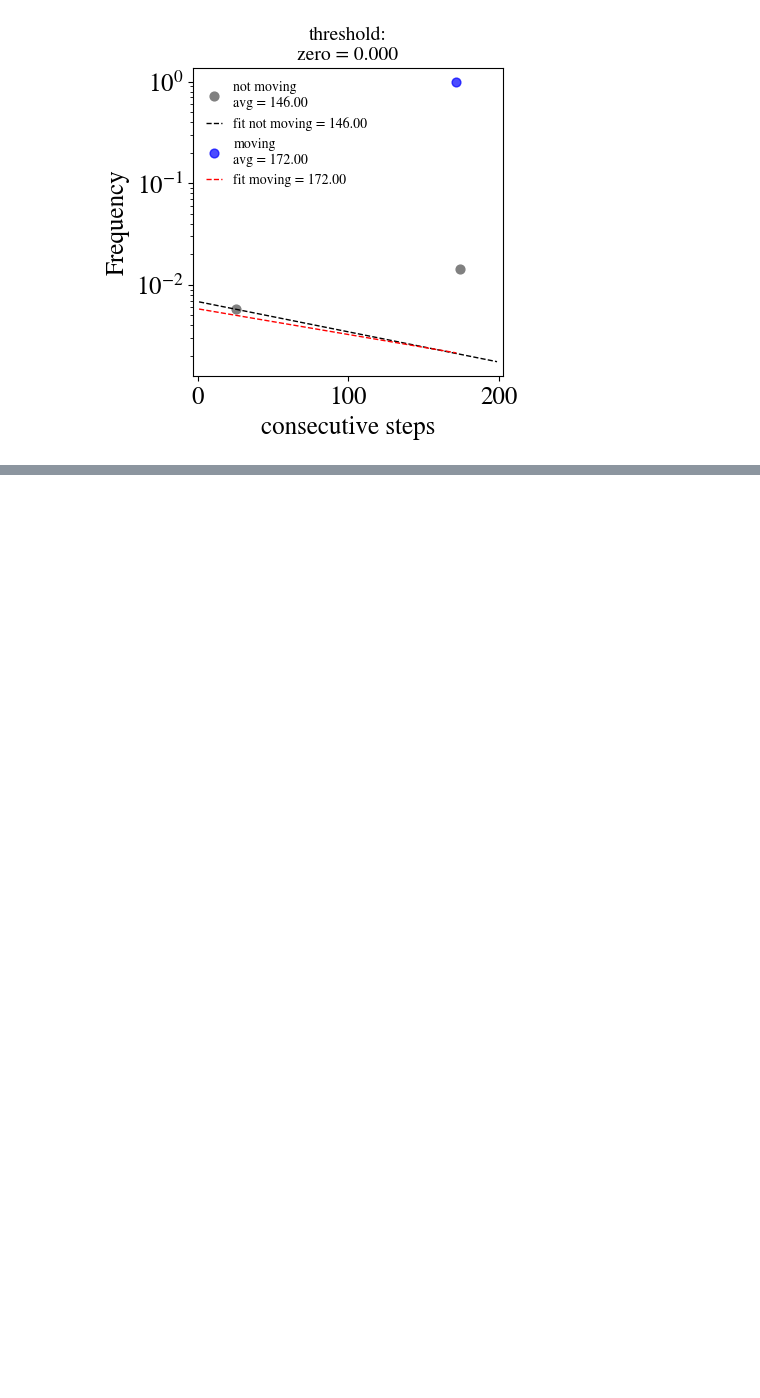
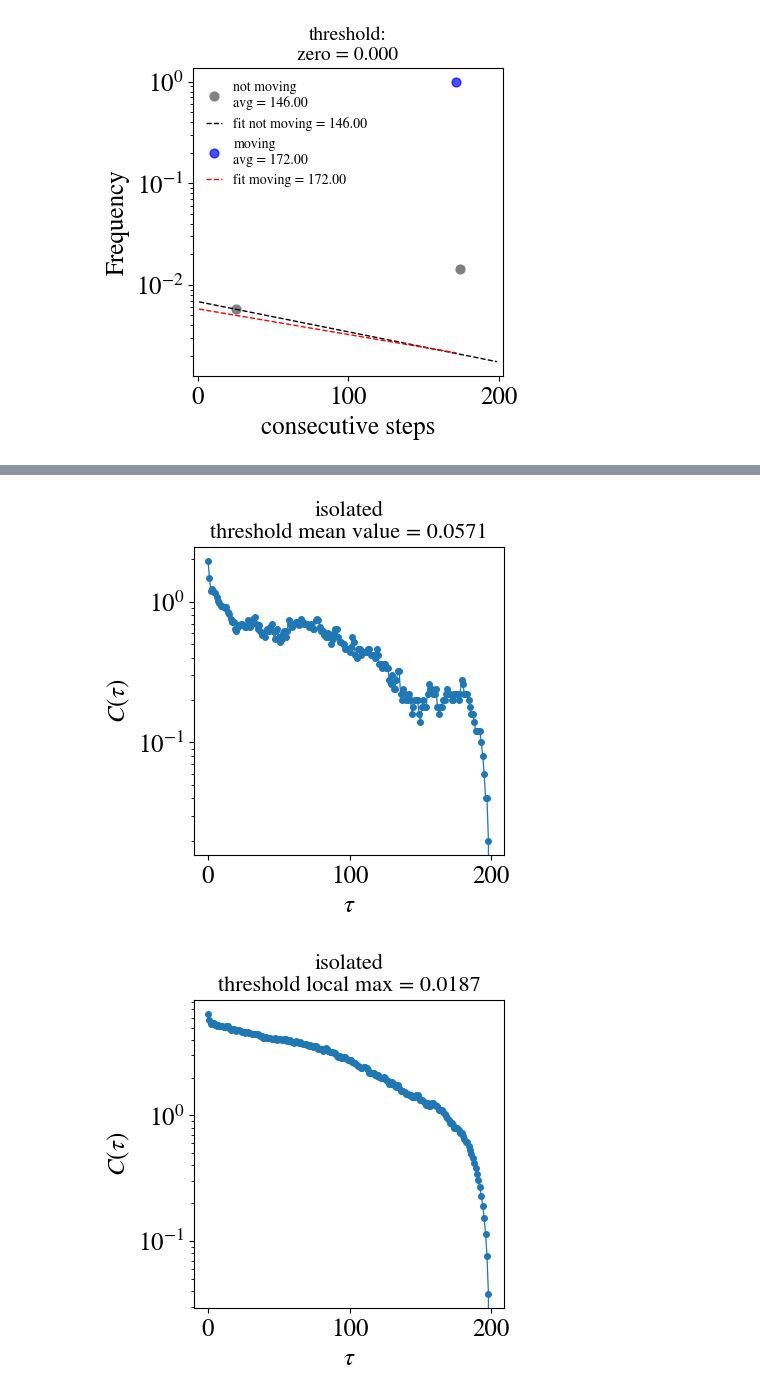
Before and after one commit to jannesantana/bacteria, a Jupyter notebook: threshold_analysis.ipynb, the cells around one changed output, grey strips where cells are left out. Saved outputs shown, nothing was run; the diff lists cells and outputs as text; code cells hidden in the pictures; blank space fills up the shorter version.

Commit message:
doing autocorrelation analysis

```diff
--- a/threshold_analysis.ipynb
+++ b/threshold_analysis.ipynb
@@ -116,6 +116,17 @@ def mov_not_mov(A,th,zero_th=False):
                     ns.append(n)
 
     return ns,ms,signal,mask
+# %%
+def autocorrelation(series,from_mean=True):
+    """Compute the normalized autocorrelation function of a time series."""
+    if from_mean:
+        series = np.array(series) - np.mean(series)  # Remove mean
+    else:
+        series = np.array(series)
+    n = len(series)
+    norm = np.var(series) * n  # Normalization factor
+    result = np.correlate(series, series, mode="full") / norm  # Compute autocorrelation
+    return result[n-1:]
 # %%
 from scipy.stats import fit,norm,lognorm,gamma,kstest
 
@@ -550,8 +561,8 @@ mean_value_isolated_normed,local_max_isolated_normed = plot_fit_expon(all_speeds
 mov_isolated = [[],[],[]]
 not_mov_isolated = [[],[],[]]
 # thresholds = [mean_value_isolated,local_max_isolated,0.0]
-thresholds = {'mean value': mean_value_isolated, 'local max': local_max_isolated, 'zero':0.0}
-names = list(thresholds.keys())
+thresholds_isolated = {'mean value': mean_value_isolated, 'local max': local_max_isolated, 'zero':0.0}
+names = list(thresholds_isolated.keys())
 
 for id in ids_isolated:
     traj = dataframe_isolated[dataframe_isolated['Track ID']==id].sort_values('Frame')
@@ -562,8 +573,8 @@ for id in ids_isolated:
         time = traj['Frame'].values
 
 
-        for i,name in enumerate(list(thresholds.keys())):
-            th = thresholds[name]
+        for i,name in enumerate(list(thresholds_isolated.keys())):
+            th = thresholds_isolated[name]
             # print(f'doing threshold = {th:.4f}')
             if th == 0.0:
                 print('zero')
@@ -640,6 +652,6 @@ zero
 # %%
-for i,name in enumerate(list(thresholds.keys())):
-    th = thresholds[name]
+for i,name in enumerate(list(thresholds_isolated.keys())):
+    th = thresholds_isolated[name]
     min_steps = 0
     if th ==0:
         max_steps = 200
@@ -665,0 +722,18 @@ for i,name in enumerate(list(thresholds_isolated_normed.keys())):
+# %%
+# not from the mean
+for i,name in enumerate(list(thresholds_isolated.keys())):
+    th = thresholds_isolated[name]
+    autocorr = autocorrelation(signal_isolated[i],from_mean=False)
+    lags = np.arange(len(autocorr))
+    plt.figure(figsize=(4,4))
+    plt.plot(lags,autocorr,marker='o',lw=0.9,ms=4)
+    plt.xlabel(r'$\tau$')
+    plt.ylabel(r'$C(\tau)$')
+    plt.title(f'isolated\nthreshold {name} = {th:.4f}',fontsize=16)
+    plt.semilogy()
+    # plt.xlim(-1,50)
+    # plt.ylim(0.5,2)
+    plt.show()
+# %% [output]
+[figure, added]
+[figure, added]
```
Also changed, not shown: parts of 7 cells of this notebook.
